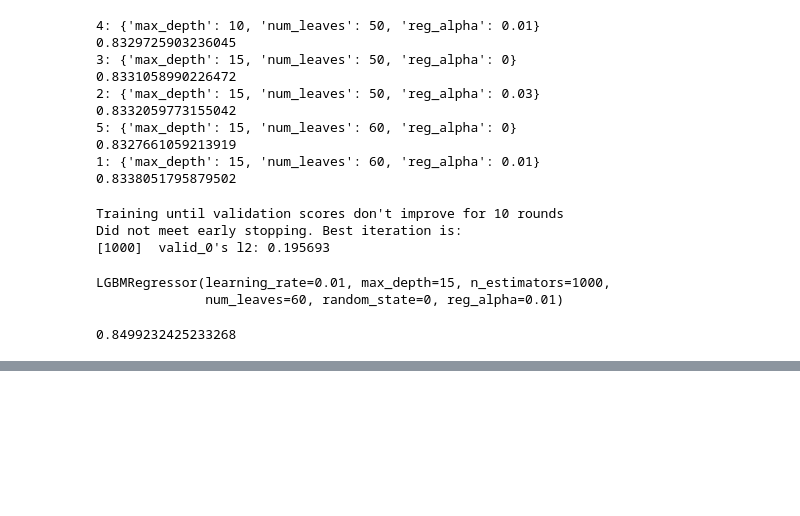
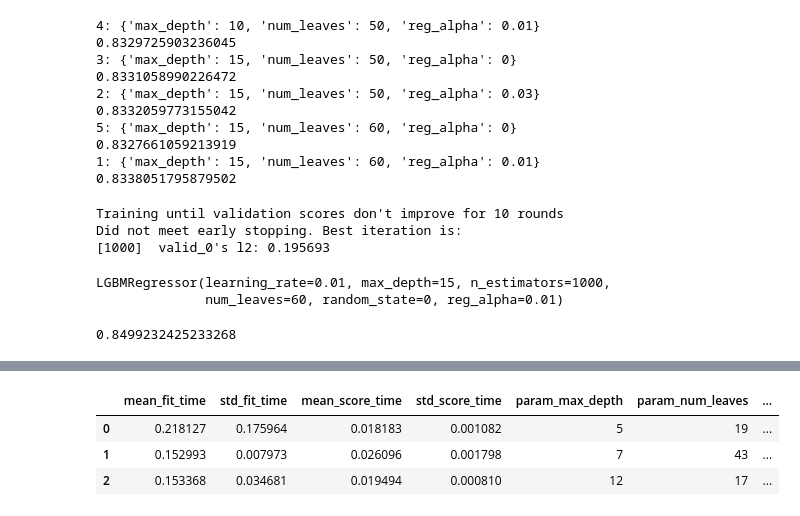
Before and after one commit to keisuke-yoshida4/Machine-Learning, a Jupyter notebook: tuning.ipynb, the cells around one changed output, grey strips where cells are left out. Drawn from its saved outputs; the diff is of its cells as text; code cells hidden in the pictures; blank space fills up the shorter version.

```diff
--- a/tuning.ipynb
+++ b/tuning.ipynb
@@ -111,0 +193,24 @@ lgbmr.score(X_val, y_val)
+# %%
+# データ準備
+dataset = fetch_california_housing()
+X = pd.DataFrame(dataset['data'], columns=dataset['feature_names'])
+y = dataset['target']
+X_train, X_val, y_train, y_val = train_test_split(X, y, test_size=0.2, random_state=0)
+
+# モデル
+lgbmr = lgb.LGBMRegressor(random_state=0)
+param_dist = {'num_leaves': sp_randint(10, 60),
+              'max_depth': sp_randint(5, 15),
+              'reg_alpha': uniform(0, 0.03)}
+
+eval_set = [(X_val, y_val)]
+callbacks = [lgb.early_stopping(stopping_rounds=10)]
+fit_params = {"callbacks": callbacks, "eval_set": eval_set}
+
+
+# cv
+cv = KFold(n_splits=3, random_state=0, shuffle=True)
+
+#grid search
+rs = RandomizedSearchCV(lgbmr, param_distributions=param_dist, cv=cv, n_iter=36)
+rs.fit(X_train, y_train, **fit_params)
@@ -111,0 +240,8 @@ lgbmr.score(X_val, y_val)
+# %%
+cv_results_df = pd.DataFrame(rs.cv_results_)
+cv_results_df.head(3)
+# %% [output]
+|  | mean_fit_time | std_fit_time | mean_score_time | std_score_time | param_max_depth | param_num_leaves | ... |
+| 0 | 0.218127 | 0.175964 | 0.018183 | 0.001082 | 5 | 19 | ... |
+| 1 | 0.152993 | 0.007973 | 0.026096 | 0.001798 | 7 | 43 | ... |
+| 2 | 0.153368 | 0.034681 | 0.019494 | 0.000810 | 12 | 17 | ... |
```
Also changed, not shown: parts of 13 cells of this notebook, 7 other files.
